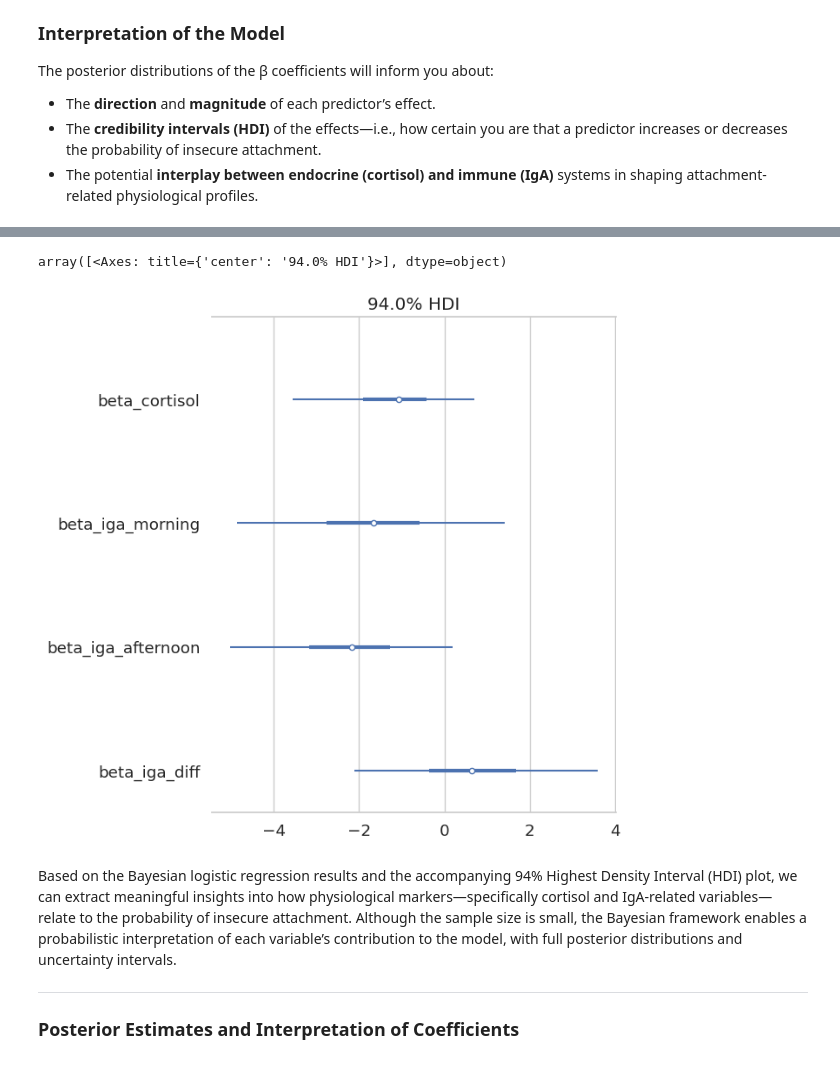
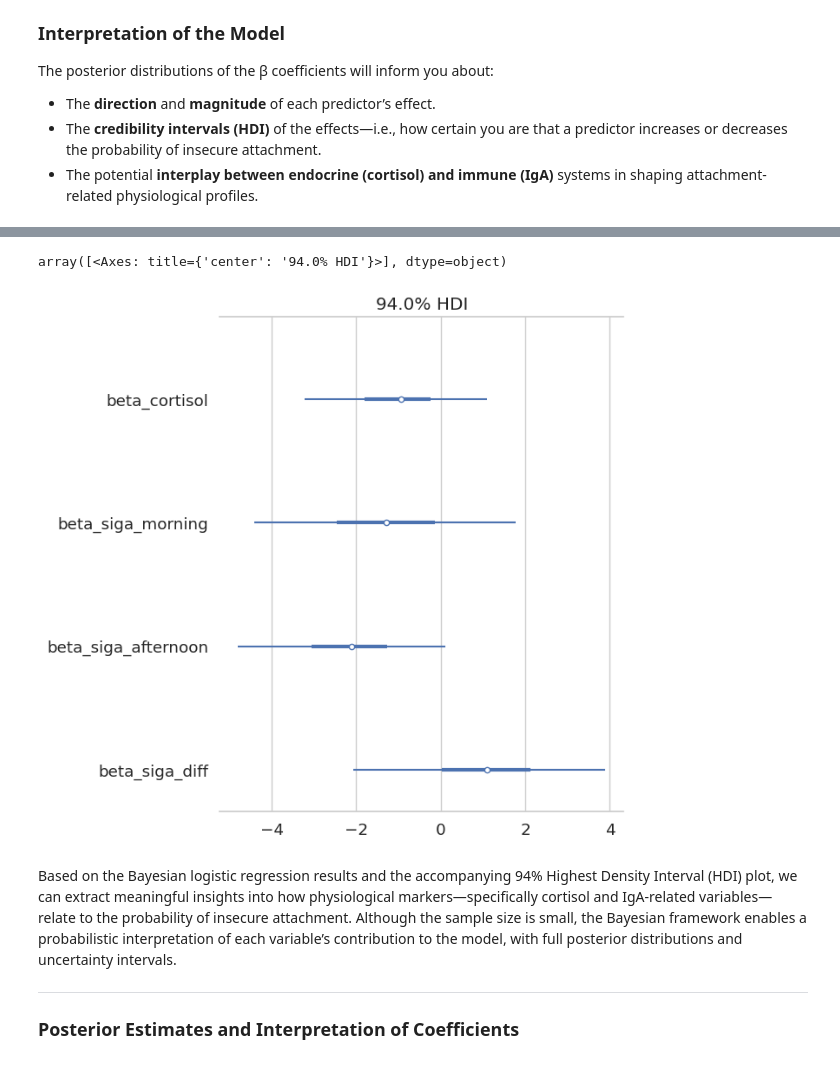
Before and after one commit to dMedinaO/IgA_attachment_analysis, a Jupyter notebook: scripts/5_descriptive_analysis_IgA_Cortisol.ipynb, the cells around one changed output, grey strips where cells are left out. Saved outputs shown, nothing was run; the diff lists cells and outputs as text; code cells hidden in the pictures.

```diff
--- a/scripts/5_descriptive_analysis_IgA_Cortisol.ipynb
+++ b/scripts/5_descriptive_analysis_IgA_Cortisol.ipynb
@@ -115,12 +139,3 @@ Index(['ID', 'Attachment_x', 'Gender_x', 'Average IgA Morning_x',
-# %%
-df_merge = df_merge[['ID', 'Attachment_x', 'Gender_x', 'Average IgA Morning_x',
-       'Average IgA Afternoon_x', 'Average Difference IgA_x', 'Group',
-       'Variability_Profile', 'IgA_Level_Profile_Morning',
-       'IgA_Level_Profile_Afternoon', 'IgA-Change', 'Cortisol (pg/mL)']]
-df_merge.columns = ['ID', 'Attachment', 'Gender', 'Average IgA Morning',
-       'Average IgA Afternoon', 'Average Difference IgA', 'Group',
-       'Variability_Profile', 'IgA_Level_Profile_Morning',
-       'IgA_Level_Profile_Afternoon', 'IgA-Change', 'Cortisol (pg/mL)']
 # %%
 sns.set(style="whitegrid", font_scale=1)
 
@@ -221,2 +235,4 @@ High IgA        1
 Name: count, dtype: int64
+# %%
+df_merge["sIgA_Level_Profile_Morning"] = df_merge["sIgA_Level_Profile_Morning"].replace({'High sIgA' : 'Moderate sIgA'})
 # %%
@@ -321,7 +337,7 @@ sns.set(style="whitegrid", font_scale=1.2)
 palette = {"Secure": "#118AB2", "Insecure": "#EF476F"}
 
 # Variables
-x_vars = ["Average IgA Morning", "Average IgA Afternoon", "Average Difference IgA"]
+x_vars = ["sIgA Average Morning", "sIgA Average Afternoon", "sIgA Average Difference"]
 y_var = "Cortisol (pg/mL)"
 
 # Crear figura
@@ -428,7 +444,7 @@ The posterior distributions of the β coefficients will inform you about:
 # %%
 df_merge['Attachment_binary'] = df_merge['Attachment'].map({'Secure': 0, 'Insecure': 1})
 
-X = df_merge[['Cortisol (pg/mL)', 'Average IgA Morning', 'Average IgA Afternoon', 'Average Difference IgA']]
+X = df_merge[['Cortisol (pg/mL)', 'sIgA Average Morning', 'sIgA Average Afternoon', 'sIgA Average Difference']]
 y = df_merge['Attachment_binary'].values
 
 scaler = StandardScaler()
@@ -441,9 +457,9 @@ iga_diff_scaled = X_scaled[:, 3]
 with pm.Model() as bayes_model:
     alpha = pm.Normal("alpha", mu=0, sigma=2)
     beta_cort = pm.Normal("beta_cortisol", mu=0, sigma=2)
-    beta_morning = pm.Normal("beta_iga_morning", mu=0, sigma=2)
-    beta_afternoon = pm.Normal("beta_iga_afternoon", mu=0, sigma=2)
-    beta_diff = pm.Normal("beta_iga_diff", mu=0, sigma=2)
+    beta_morning = pm.Normal("beta_siga_morning", mu=0, sigma=2)
+    beta_afternoon = pm.Normal("beta_siga_afternoon", mu=0, sigma=2)
+    beta_diff = pm.Normal("beta_siga_diff", mu=0, sigma=2)
 
     mu = (alpha +
         beta_cort * cortisol_scaled +
@@ -490,8 +506,8 @@ We recommend running at least 4 chains for robust computation of convergence dia
 # %%
-az.plot_forest(trace, var_names=["beta_cortisol", "beta_iga_morning", "beta_iga_afternoon", "beta_iga_diff"], combined=True)
+az.plot_forest(trace, var_names=["beta_cortisol", "beta_siga_morning", "beta_siga_afternoon", "beta_siga_diff"], combined=True)
 # %% [output]
 array([<Axes: title={'center': '94.0% HDI'}>], dtype=object)
-[figure, old version]
+[figure, new version]
 # %% [markdown]
 Based on the Bayesian logistic regression results and the accompanying 94% Highest Density Interval (HDI) plot, we can extract meaningful insights into how physiological markers—specifically cortisol and IgA-related variables—relate to the probability of insecure attachment. Although the sample size is small, the Bayesian framework enables a probabilistic interpretation of each variable’s contribution to the model, with full posterior distributions and uncertainty intervals.
 
```
Also changed, not shown: parts of 14 cells of this notebook, 1 other file.
